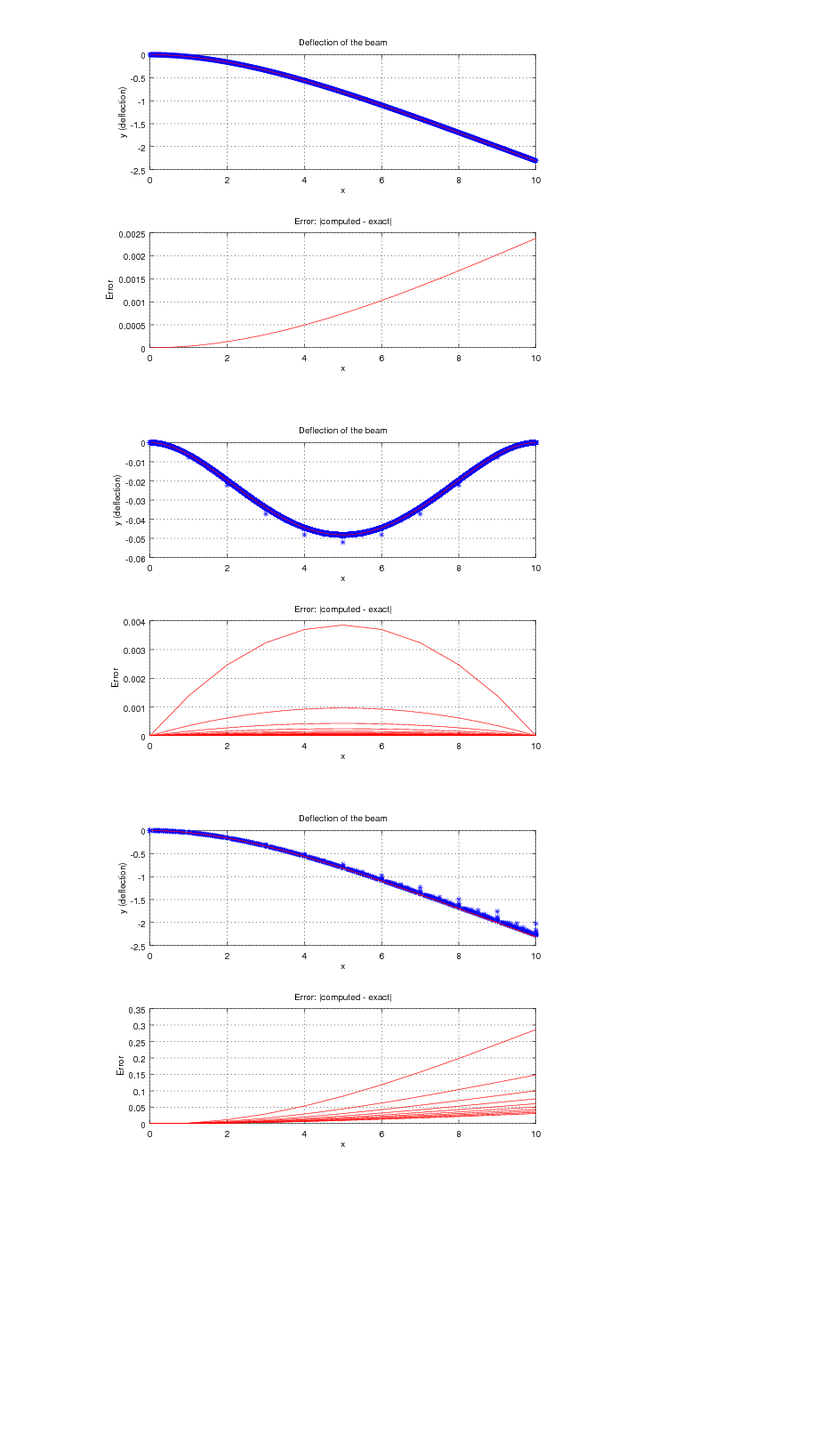
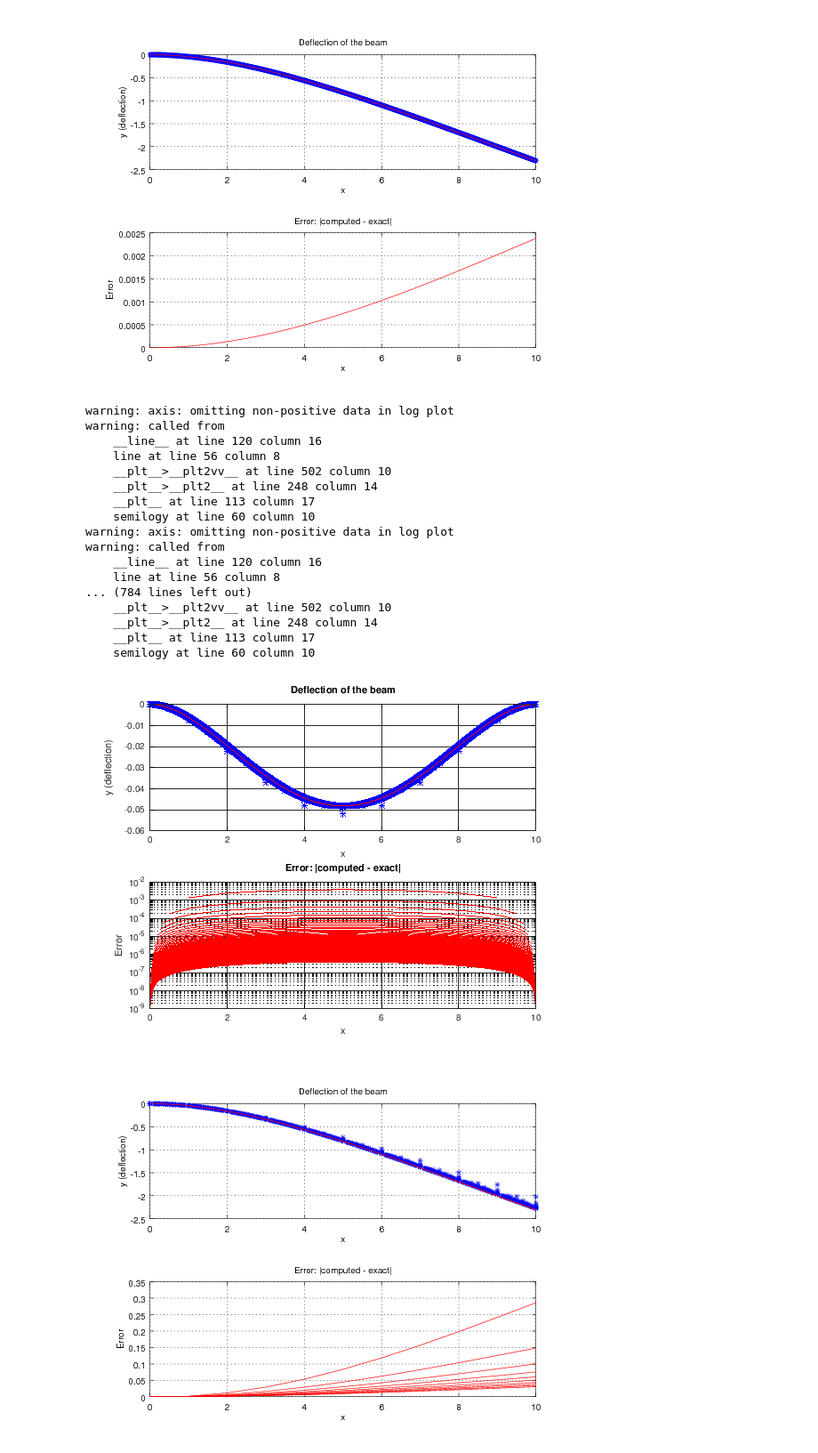
Before and after one commit to branberry/URGOResearch, a Jupyter notebook: SteelBeam.ipynb, the cells around one changed output. Shown at 89% size. Drawn from its saved outputs; the diff is of its cells as text; code cells hidden in the pictures; blank space fills up the shorter version.

```diff
--- a/SteelBeam.ipynb
+++ b/SteelBeam.ipynb
@@ -173,35 +173,52 @@ for i=1:100
     dp2(N-2) = 0.0;
     dm1(N-1) = 0.0;
     dm2(N-2) = 0.0;
     % Solve for y
     y = GaussElimPenta(dm2, dm1, d0, dp1, dp2, f);
     % Plots
 
     x = (0:h:L)';
     y_exact = -b*d*rho*g/(24*E*I)*x.^2.*(L - x).^2;
     ErrorsBothFixed(i) = max(abs(y-y_exact));
     n = n + 10;
     N = n + 1;
 
     subplot(2,1,1);
     plot(x, y, "b*", x, y_exact, "r")
     hold on
     title('Deflection of the beam');
     xlabel('x'); ylabel('y (deflection)');
     grid on;
     subplot(2,1,2);
-    plot(x, abs(y - y_exact), "r")
+    semilogy(x, abs(y - y_exact), "r")
     hold on
     title('Error: |computed - exact|');
     xlabel('x'); ylabel('Error');
     grid on;
 
 
 endfor
 
 ErrorsBothFixed = ErrorsBothFixed';
 # %% [output]
+warning: axis: omitting non-positive data in log plot
+warning: called from
+    __line__ at line 120 column 16
+    line at line 56 column 8
+    __plt__>__plt2vv__ at line 502 column 10
+    __plt__>__plt2__ at line 248 column 14
+    __plt__ at line 113 column 17
+    semilogy at line 60 column 10
+warning: axis: omitting non-positive data in log plot
+warning: called from
+    __line__ at line 120 column 16
+    line at line 56 column 8
+... (784 lines left out)
+    __plt__>__plt2vv__ at line 502 column 10
+    __plt__>__plt2__ at line 248 column 14
+    __plt__ at line 113 column 17
+    semilogy at line 60 column 10
-[figure, old version]
+[figure, new version]
 # %%
 
 % vector that contains error values
```
Also changed, not shown: 2 other files.
